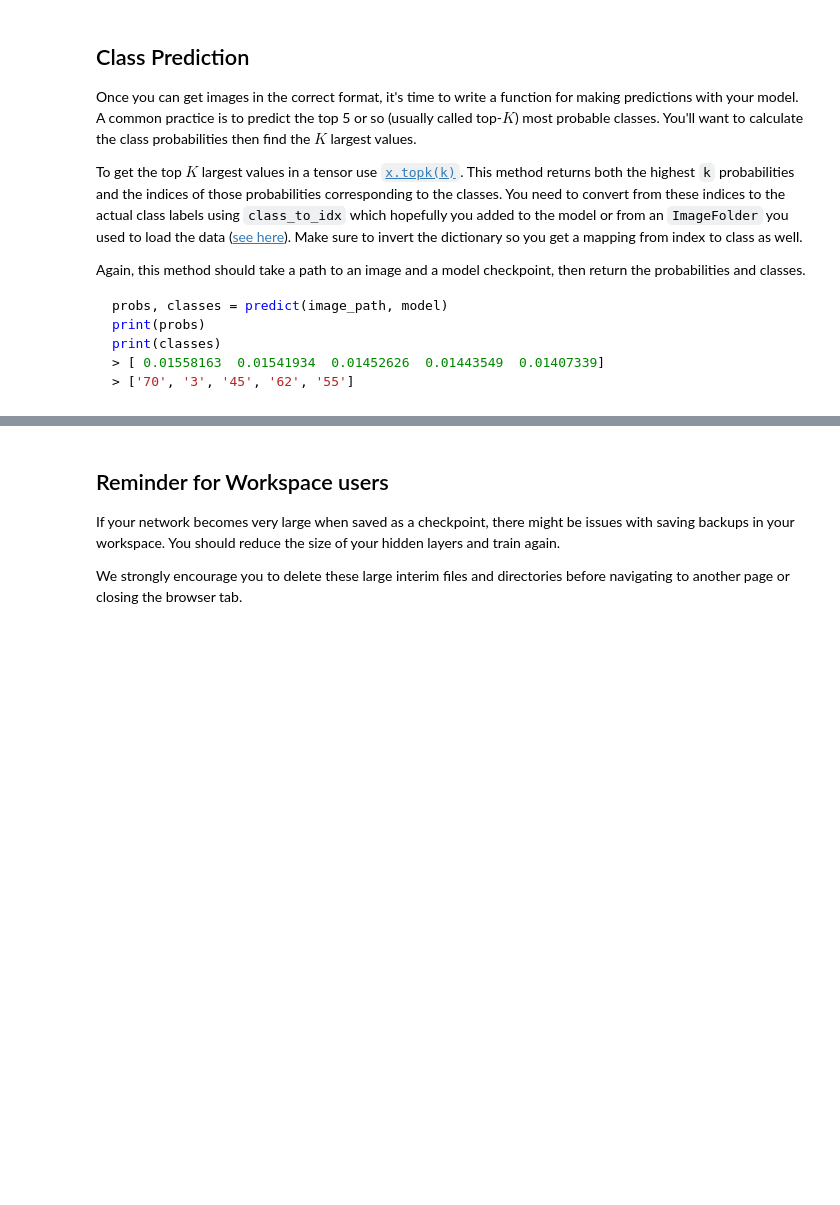
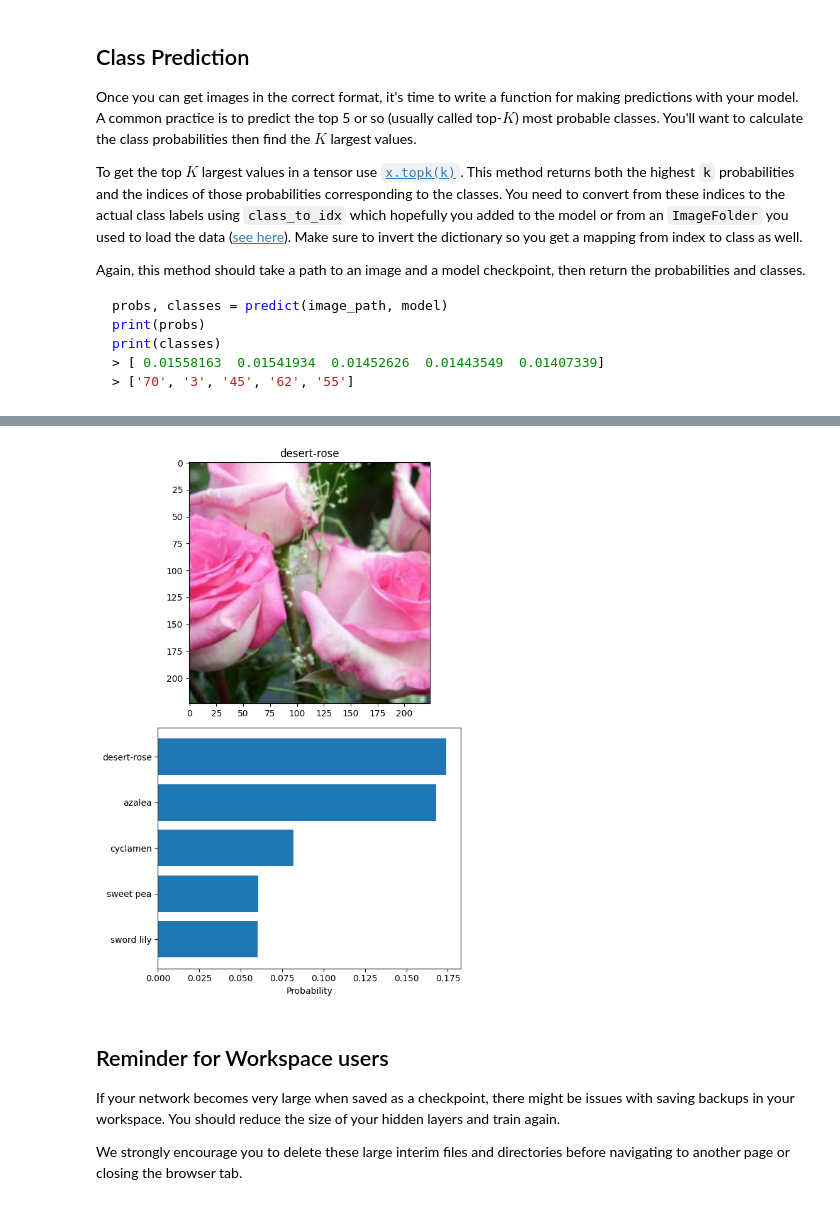
Before and after one commit to Jupitercherry/Image_classifier-, a Jupyter notebook: Image Classifier Project.ipynb, the cells around one changed output, grey strips where cells are left out. Saved outputs shown, nothing was run; the diff lists cells and outputs as text; code cells hidden in the pictures; blank space fills up the shorter version.

```diff
--- a/Image Classifier Project.ipynb
+++ b/Image Classifier Project.ipynb
@@ -377,8 +454,38 @@ Now that you can use a trained model for predictions, check to make sure it make
 <img src='assets/inference_example.png' width=300px>
 
 You can convert from the class integer encoding to actual flower names with the `cat_to_name.json` file (should have been loaded earlier in the notebook). To show a PyTorch tensor as an image, use the `imshow` function defined above.
+# %%
+def view_classify(image_path, model, cat_to_name, topk=5):
+    # Predict top classes
+    probs, classes = predict(image_path, model, topk=topk)
+
+    # Map class indices to actual class labels
+    idx_to_class = {v: k for k, v in model.class_to_idx.items()}
+    class_labels = [idx_to_class[c] if isinstance(c, int) else c for c in classes]
+    class_names = [cat_to_name[str(label)] for label in class_labels]
+
+    # Process image for display
+    image = process_image(image_path)
+
+    # Plot image and bar chart
+    fig, (ax1, ax2) = plt.subplots(figsize=(6,9), nrows=2)
+    imshow(image, ax=ax1)
+    ax1.set_title(class_names[0])
+    y_pos = np.arange(topk)
+    ax2.barh(y_pos, probs)
+    ax2.set_yticks(y_pos)
+    ax2.set_yticklabels(class_names)
+    ax2.invert_yaxis()
+    ax2.set_xlabel('Probability')
+    plt.tight_layout()
 # %%
 # TODO: Display an image along with the top 5 classes
+# Display an image along with the top 5 predicted classes and their probabilities
+image_path = "image_01.jpg"  # path to  image file
+
+view_classify(image_path, model, cat_to_name, topk=5)
+# %% [output]
+[figure, added]
 # %% [markdown]
 ## Reminder for Workspace users
 If your network becomes very large when saved as a checkpoint, there might be issues with saving backups in your workspace. You should reduce the size of your hidden layers and train again.
```
Also changed, not shown: parts of 14 cells of this notebook, 6 other files.
